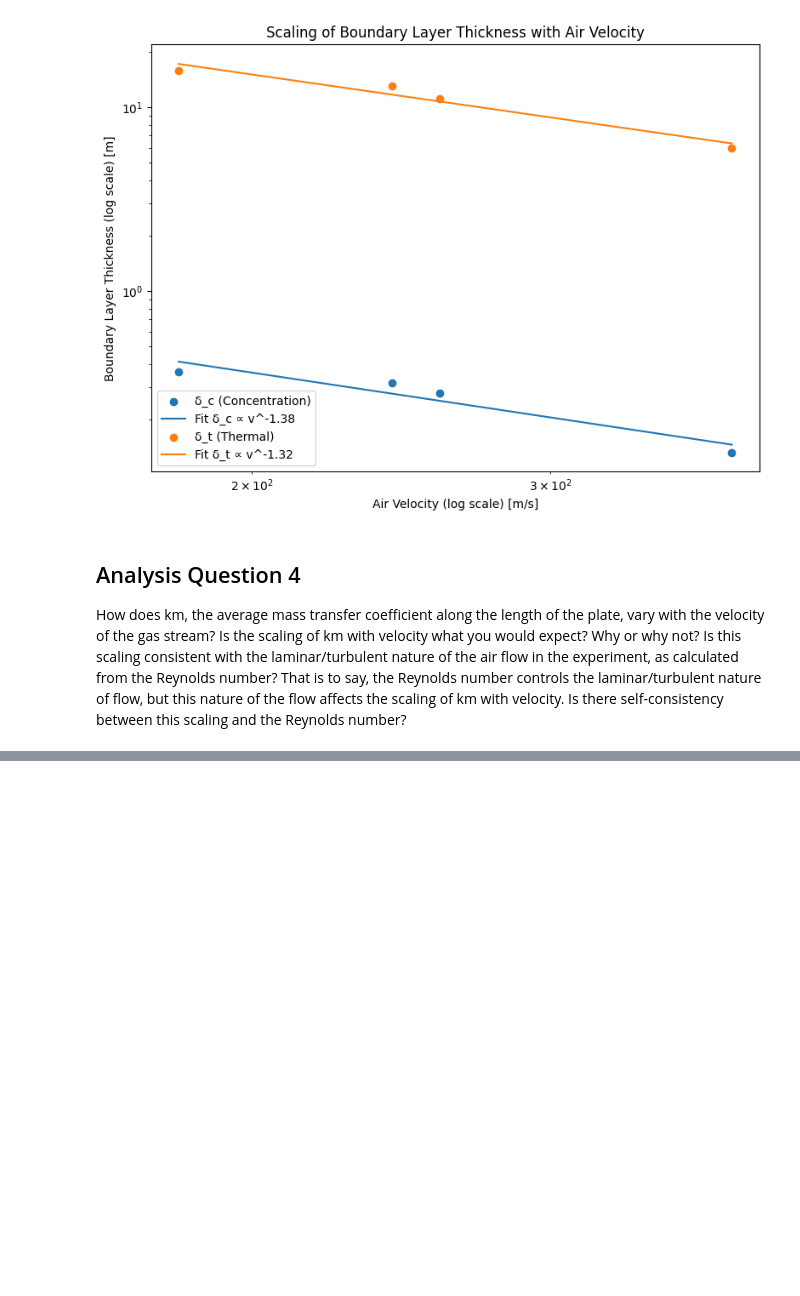
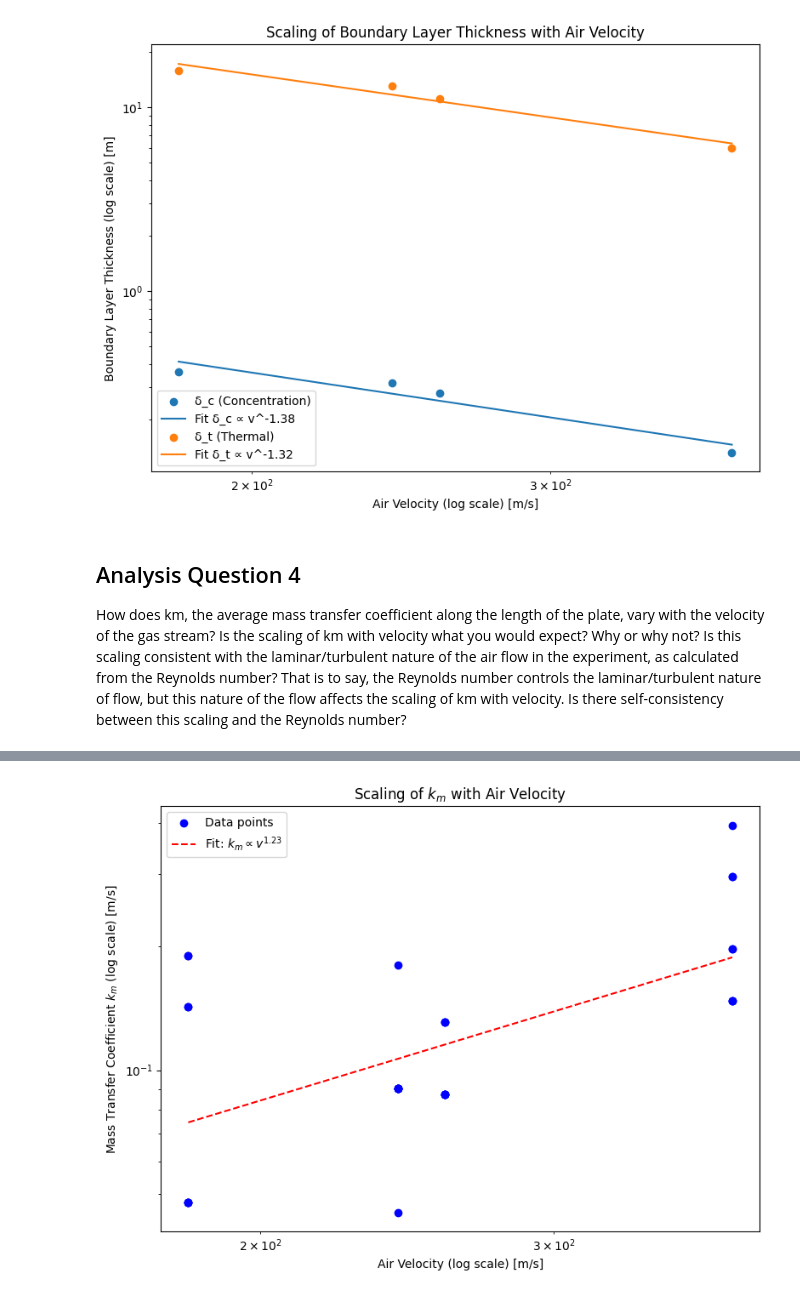
Before and after one commit to rahilisashaik/cbe154, a Jupyter notebook: mass-transfer/MT-data-analysis.ipynb, the cells around one changed output, grey strips where cells are left out. Saved outputs shown, nothing was run; the diff lists cells and outputs as text; code cells hidden in the pictures; blank space fills up the shorter version.

```diff
--- a/mass-transfer/MT-data-analysis.ipynb
+++ b/mass-transfer/MT-data-analysis.ipynb
@@ -652,0 +665,2 @@ It seems that the flow regime is laminar for all temperatures
+# %%
+df_mass["k_m"] = df_mass["mass_flux"] / (c_air * df_mass["x_A0"])
@@ -652,0 +692,27 @@ It seems that the flow regime is laminar for all temperatures
+# %%
+temp_to_velocity = {140: 384.0, 133: 258.0, 128: 242.0, 123: 181.0}
+df_mass["velocity"] = df_mass["temperature"].map(temp_to_velocity)
+# %%
+df_mass_clean = df_mass.dropna(subset=["k_m"])
+# %%
+plt.figure(figsize=(8,6))
+plt.scatter(df_mass_clean["velocity"], df_mass_clean["k_m"], color="blue", label="Data points")
+
+# Fit a line in log-log space
+log_v = np.log(df_mass_clean["velocity"])
+log_km = np.log(df_mass_clean["k_m"])
+slope, intercept = np.polyfit(log_v, log_km, 1)
+v_sorted = np.sort(df_mass_clean["velocity"].unique())
+plt.plot(v_sorted, np.exp(intercept) * v_sorted**slope, color="red", linestyle="--",
+         label=f"Fit: $k_m \\propto v^{{{slope:.2f}}}$")
+
+plt.xscale("log")
+plt.yscale("log")
+plt.xlabel("Air Velocity (log scale) [m/s]")
+plt.ylabel("Mass Transfer Coefficient $k_m$ (log scale) [m/s]")
+plt.title("Scaling of $k_m$ with Air Velocity")
+plt.legend()
+plt.tight_layout()
+plt.show()
+# %% [output]
+[figure, added]
```
Also changed, not shown: parts of 7 cells of this notebook.
